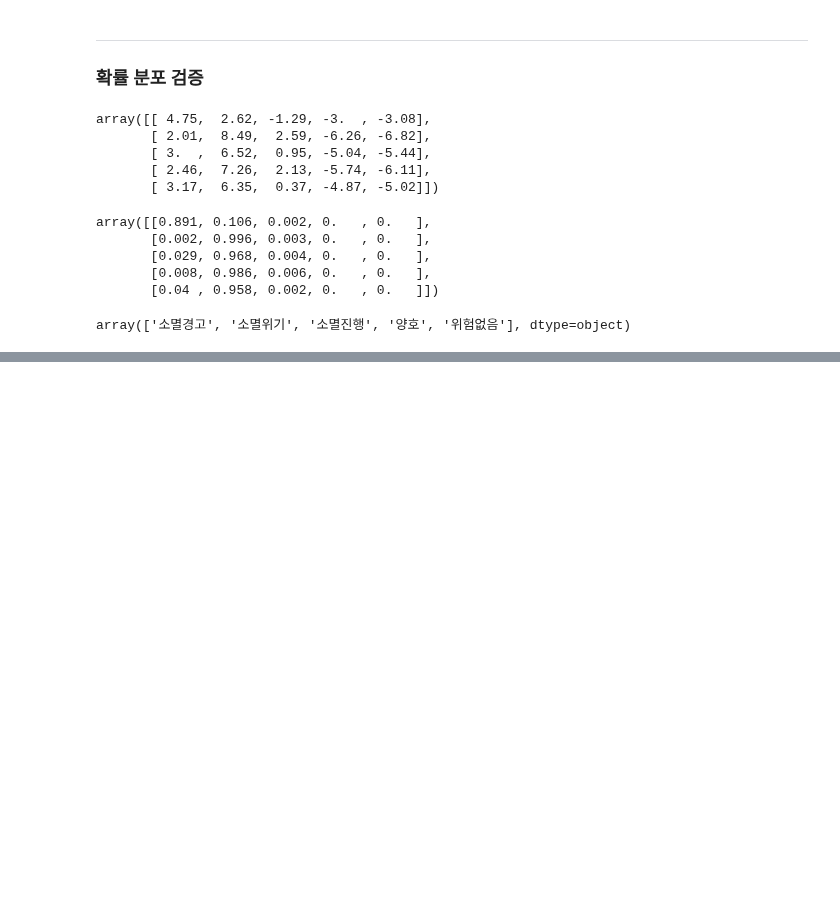
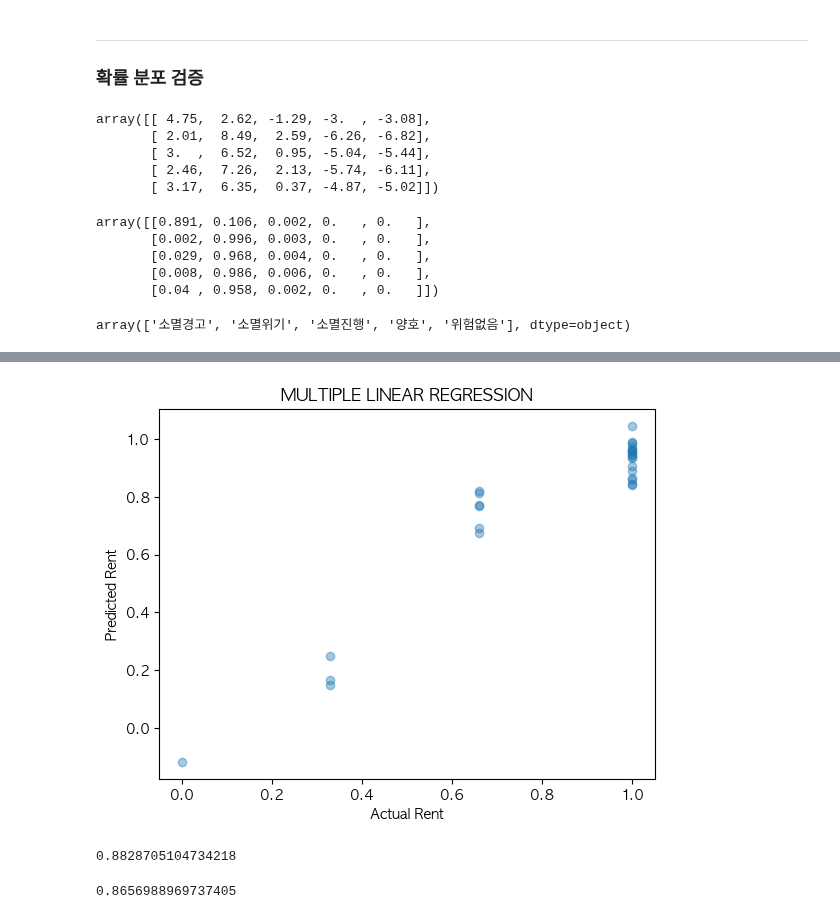
Before and after one commit to vxornjs11/Pytone_Flutter, a Jupyter notebook: Note/study/로지스틱회귀.ipynb, the cells around one changed output, grey strips where cells are left out. Saved outputs shown, nothing was run; the diff lists cells and outputs as text; code cells hidden in the pictures; blank space fills up the shorter version.

Commit message:
LinearRegression 다중선형회귀 테스트

```diff
--- a/Note/study/로지스틱회귀.ipynb
+++ b/Note/study/로지스틱회귀.ipynb
@@ -195,0 +476,6 @@ array(['소멸경고', '소멸위기', '소멸진행', '양호', '위험없음']
+# %%
+kop.loc[kop['cluster'] == 0,"cluster_id"] = 1
+kop.loc[kop['cluster'] == 3,"cluster_id"] = 0.66
+kop.loc[kop['cluster'] == 1,"cluster_id"] = 0.33
+kop.loc[kop['cluster'] == 2,"cluster_id"] = 0
+# Integration.loc[Integration['cluster'] == 1.00,"위험지수"] = '소멸진행' predict proba
@@ -195,0 +516,15 @@ array(['소멸경고', '소멸위기', '소멸진행', '양호', '위험없음']
+# %%
+from sklearn.model_selection import train_test_split
+x = kop[['총인구','전출인구', '출생아수', '산부인과의원수', '초등학생인원수', '도매 및 소매업 신생',
+       ]]
+y = kop[['cluster_id']]
+x_train, x_test, y_train, y_test = train_test_split(x, y, train_size=0.8, test_size=0.2)
+# %%
+from sklearn.linear_model import LinearRegression
+mlr = LinearRegression()
+mlr.fit(x_train, y_train)
+#24	99206	6356	15968.2	24216.2
+# 12234630	1821303	112129	286	739619	49143	248468.3	13718.5 /// 2013 경기
+# 13427014	1984199	77737	265	761731	63145
+# 1907172	246635	15401	24	99206	6356	 2013 전라남도
+# 1851549	248770	9738	18	92405	6948     2020 전라남도
@@ -195,0 +549,19 @@ array(['소멸경고', '소멸위기', '소멸진행', '양호', '위험없음']
+# %%
+y_predict = mlr.predict(x_test)
+# %%
+import matplotlib.pyplot as plt
+plt.scatter(y_test, y_predict, alpha=0.4)
+plt.xlabel("Actual Rent")
+plt.ylabel("Predicted Rent")
+plt.title("MULTIPLE LINEAR REGRESSION")
+plt.show()
+# %% [output]
+[figure, added]
+# %%
+print(mlr.score(x_train,y_train))
+# %% [output]
+0.8828705104734218
+# %%
+print(mlr.score(x_test,y_test))
+# %% [output]
+0.8656988969737405
```
Also changed, not shown: parts of 35 cells of this notebook, 2 other files.
